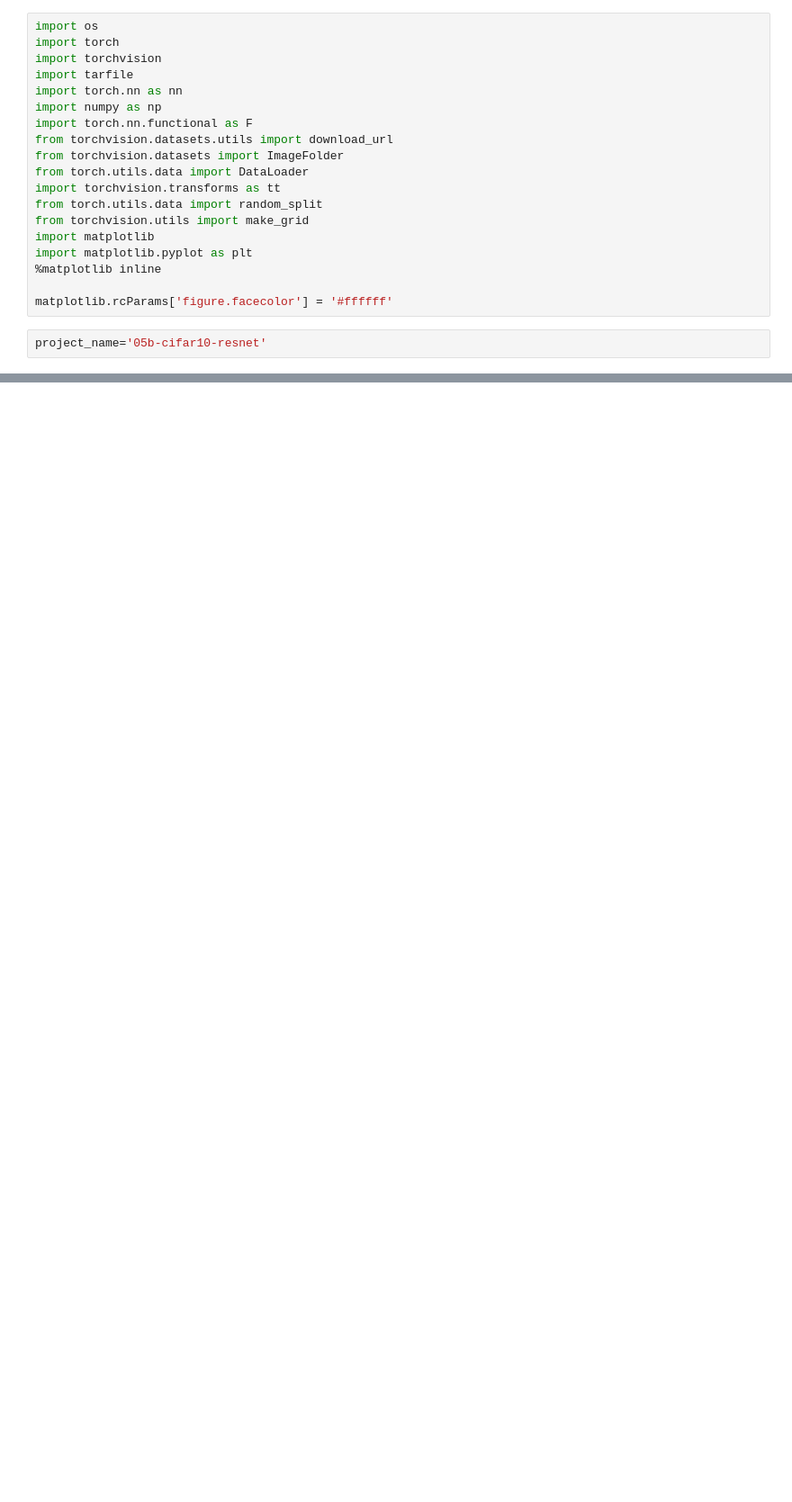
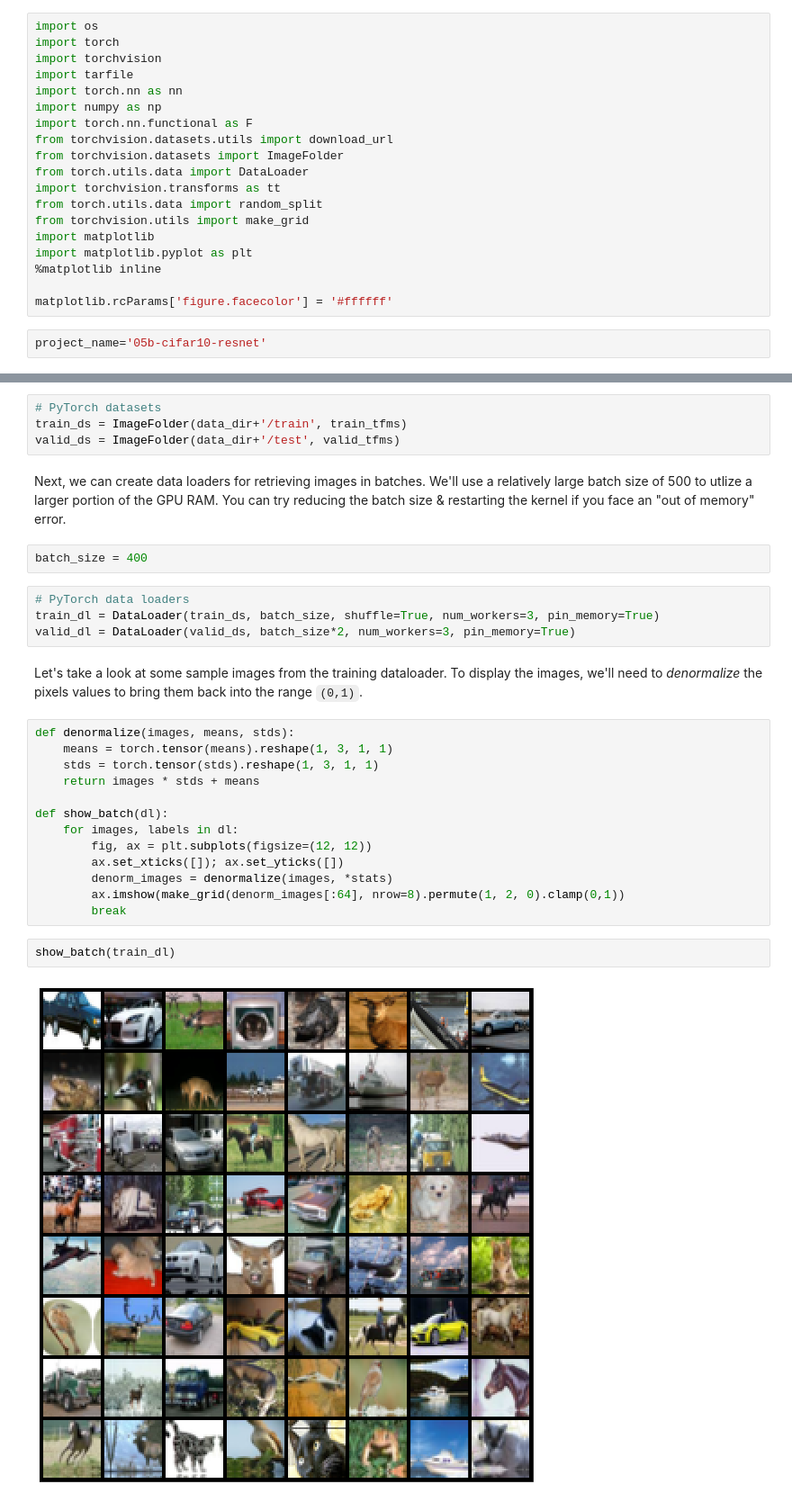
Before and after one commit to Asmit-Dhakal/pytorch_jovian, a Jupyter notebook: 04_DataAugmentationRegularization_.ipynb, the cells around one changed output, grey strips where cells are left out. Shown at 90% size. Drawn from its saved outputs; the diff is of its cells as text; blank space fills up the shorter version.

```diff
--- a/04_DataAugmentationRegularization_.ipynb
+++ b/04_DataAugmentationRegularization_.ipynb
@@ -63,0 +75,31 @@ We can create training and validation datasets using the `ImageFolder` class fro
+# %%
+# PyTorch datasets
+train_ds = ImageFolder(data_dir+'/train', train_tfms)
+valid_ds = ImageFolder(data_dir+'/test', valid_tfms)
+# %% [markdown]
+Next, we can create data loaders for retrieving images in batches. We'll use a relatively large batch size of 500 to utlize a larger portion of the GPU RAM. You can try reducing the batch size & restarting the kernel if you face an "out of memory" error.
+# %%
+batch_size = 400
+# %%
+# PyTorch data loaders
+train_dl = DataLoader(train_ds, batch_size, shuffle=True, num_workers=3, pin_memory=True)
+valid_dl = DataLoader(valid_ds, batch_size*2, num_workers=3, pin_memory=True)
+# %% [markdown]
+Let's take a look at some sample images from the training dataloader. To display the images, we'll need to _denormalize_ the pixels values to bring them back into the range `(0,1)`.
+# %%
+def denormalize(images, means, stds):
+    means = torch.tensor(means).reshape(1, 3, 1, 1)
+    stds = torch.tensor(stds).reshape(1, 3, 1, 1)
+    return images * stds + means
+
+def show_batch(dl):
+    for images, labels in dl:
+        fig, ax = plt.subplots(figsize=(12, 12))
+        ax.set_xticks([]); ax.set_yticks([])
+        denorm_images = denormalize(images, *stats)
+        ax.imshow(make_grid(denorm_images[:64], nrow=8).permute(1, 2, 0).clamp(0,1))
+        break
+# %%
+show_batch(train_dl)
+# %% [output]
+[figure, added]
```
Also changed, not shown: parts of 14 cells of this notebook.
